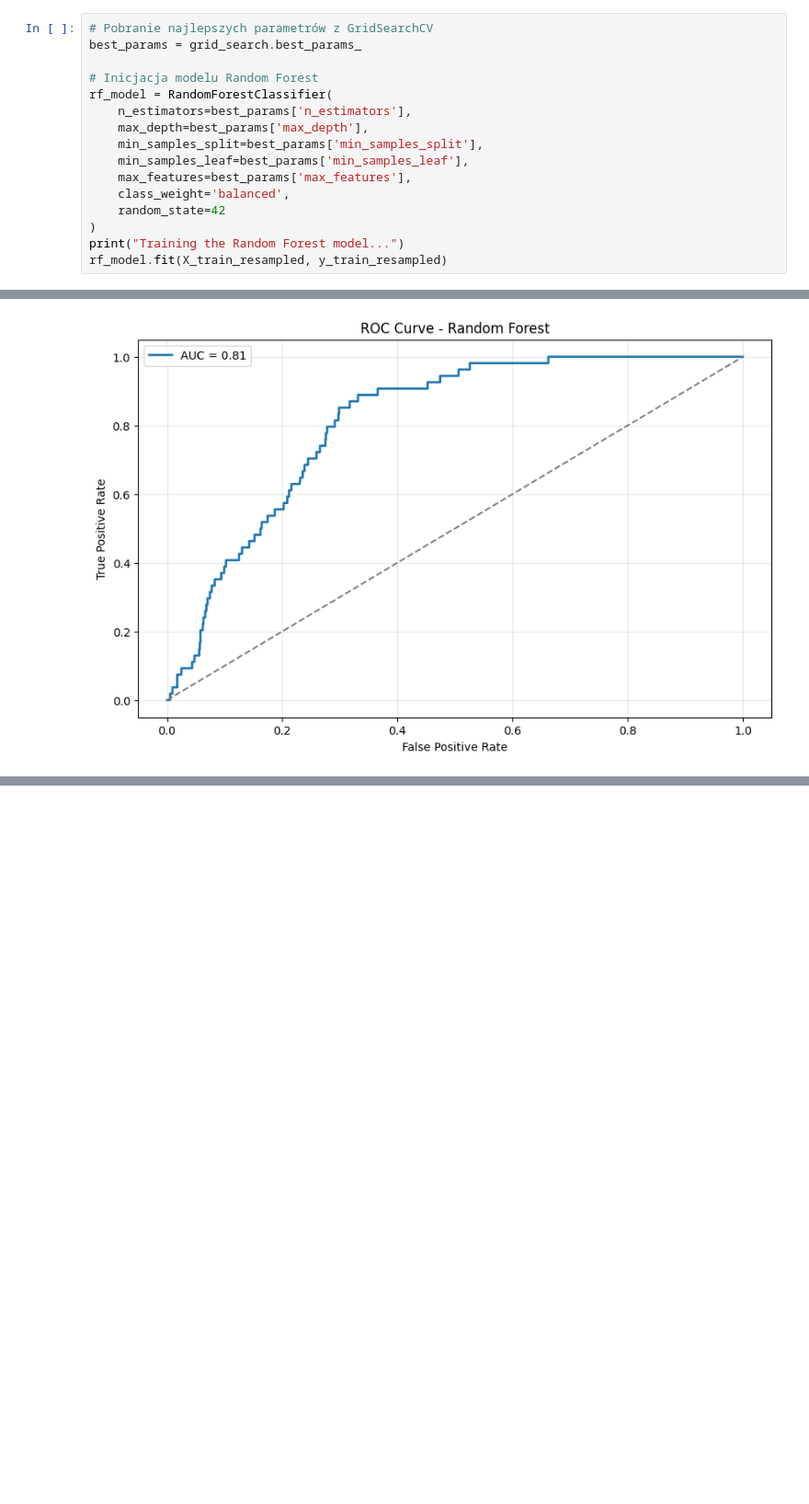
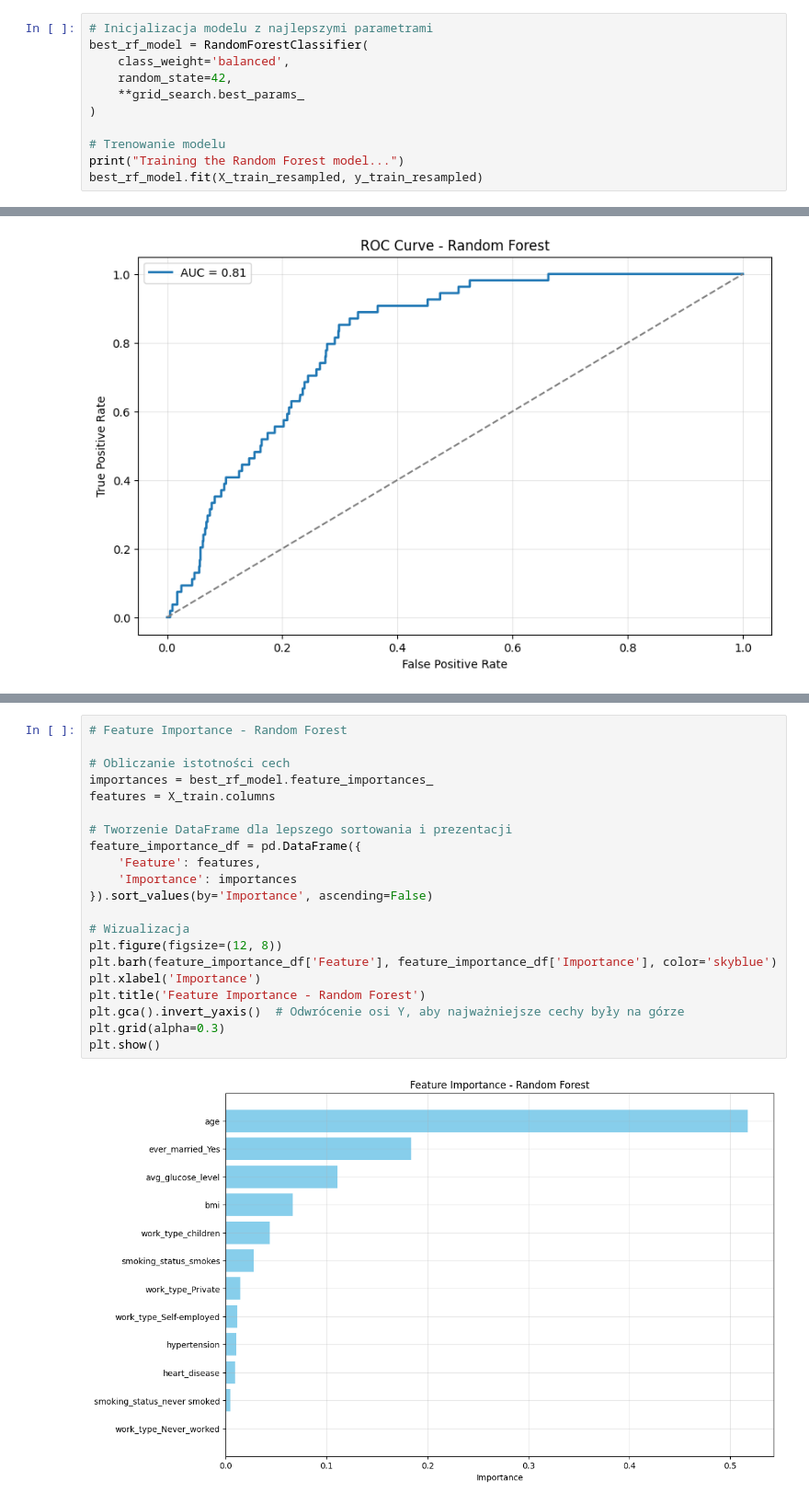
Before and after one commit to AntekBall/DataMiningProjekt, a Jupyter notebook: Random_Forest.ipynb, the cells around one changed output, grey strips where cells are left out. Shown: that part at 92% size. Cells and saved outputs as stored; diff of their text form; blank space fills up the shorter version.

Commit message:
Add complete Random Forest

```diff
--- a/Random_Forest.ipynb
+++ b/Random_Forest.ipynb
@@ -84,21 +78,16 @@ Rozpoczynam Grid Search...
 Najlepsze parametry: {'max_depth': 5, 'max_features': 'sqrt', 'min_samples_leaf': 1, 'min_samples_split': 2, 'n_estimators': 100}
 Najlepszy wynik AUC na zbiorze walidacyjnym: 0.9091256979222965
 # %%
-# Pobranie najlepszych parametrów z GridSearchCV
-best_params = grid_search.best_params_
+# Inicjalizacja modelu z najlepszymi parametrami
+best_rf_model = RandomForestClassifier(
+    class_weight='balanced',
+    random_state=42,
+    **grid_search.best_params_
+)
 
-# Inicjacja modelu Random Forest
-rf_model = RandomForestClassifier(
-    n_estimators=best_params['n_estimators'],
-    max_depth=best_params['max_depth'],
-    min_samples_split=best_params['min_samples_split'],
-    min_samples_leaf=best_params['min_samples_leaf'],
-    max_features=best_params['max_features'],
-    class_weight='balanced',
-    random_state=42
-)
+# Trenowanie modelu
 print("Training the Random Forest model...")
-rf_model.fit(X_train_resampled, y_train_resampled)
+best_rf_model.fit(X_train_resampled, y_train_resampled)
 # %% [output]
 Training the Random Forest model...
 RandomForestClassifier(class_weight='balanced', max_depth=5, random_state=42)
@@ -168 +182,24 @@ plt.show()
+# %%
+# Feature Importance - Random Forest
+
+# Obliczanie istotności cech
+importances = best_rf_model.feature_importances_
+features = X_train.columns
+
+# Tworzenie DataFrame dla lepszego sortowania i prezentacji
+feature_importance_df = pd.DataFrame({
+    'Feature': features,
+    'Importance': importances
+}).sort_values(by='Importance', ascending=False)
+
+# Wizualizacja
+plt.figure(figsize=(12, 8))
+plt.barh(feature_importance_df['Feature'], feature_importance_df['Importance'], color='skyblue')
+plt.xlabel('Importance')
+plt.title('Feature Importance - Random Forest')
+plt.gca().invert_yaxis()  # Odwrócenie osi Y, aby najważniejsze cechy były na górze
+plt.grid(alpha=0.3)
+plt.show()
+# %% [output]
+[figure, added]
 # %% [markdown]
```
Also changed, not shown: parts of 11 cells of this notebook.
